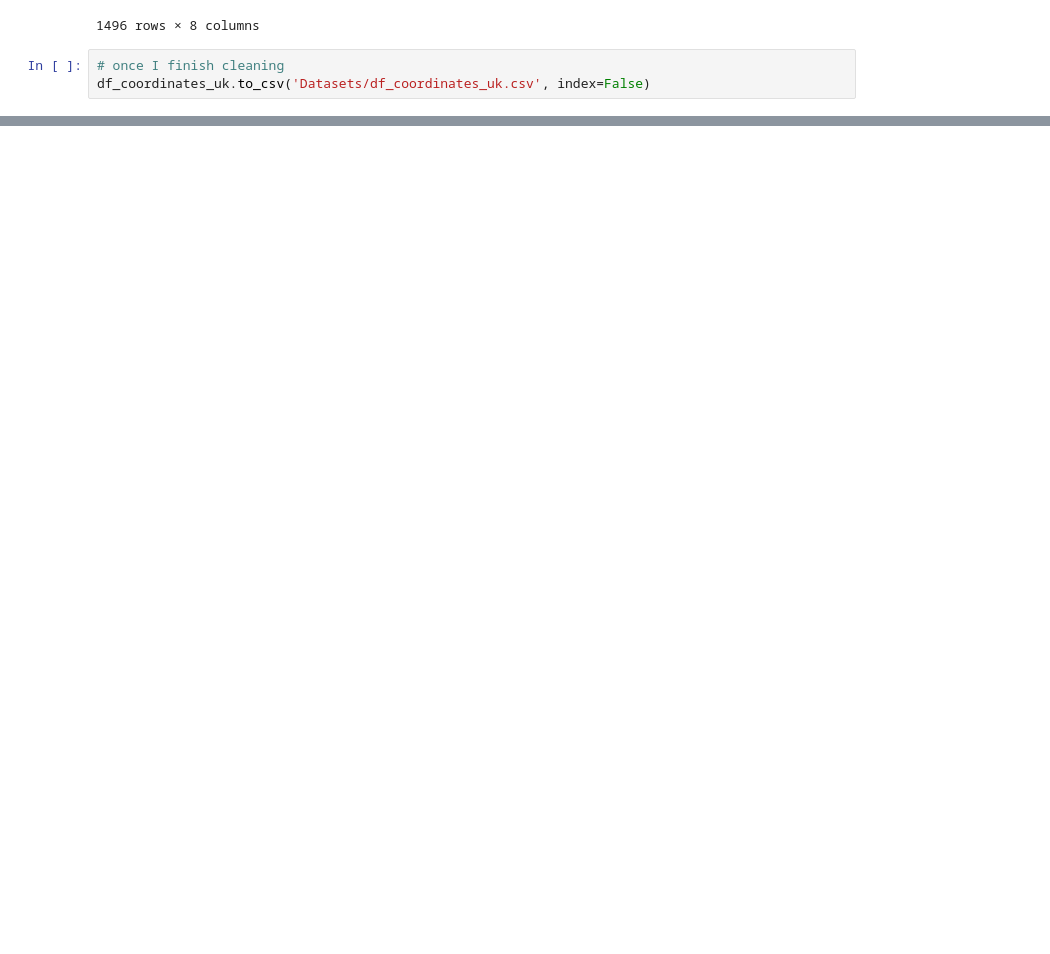
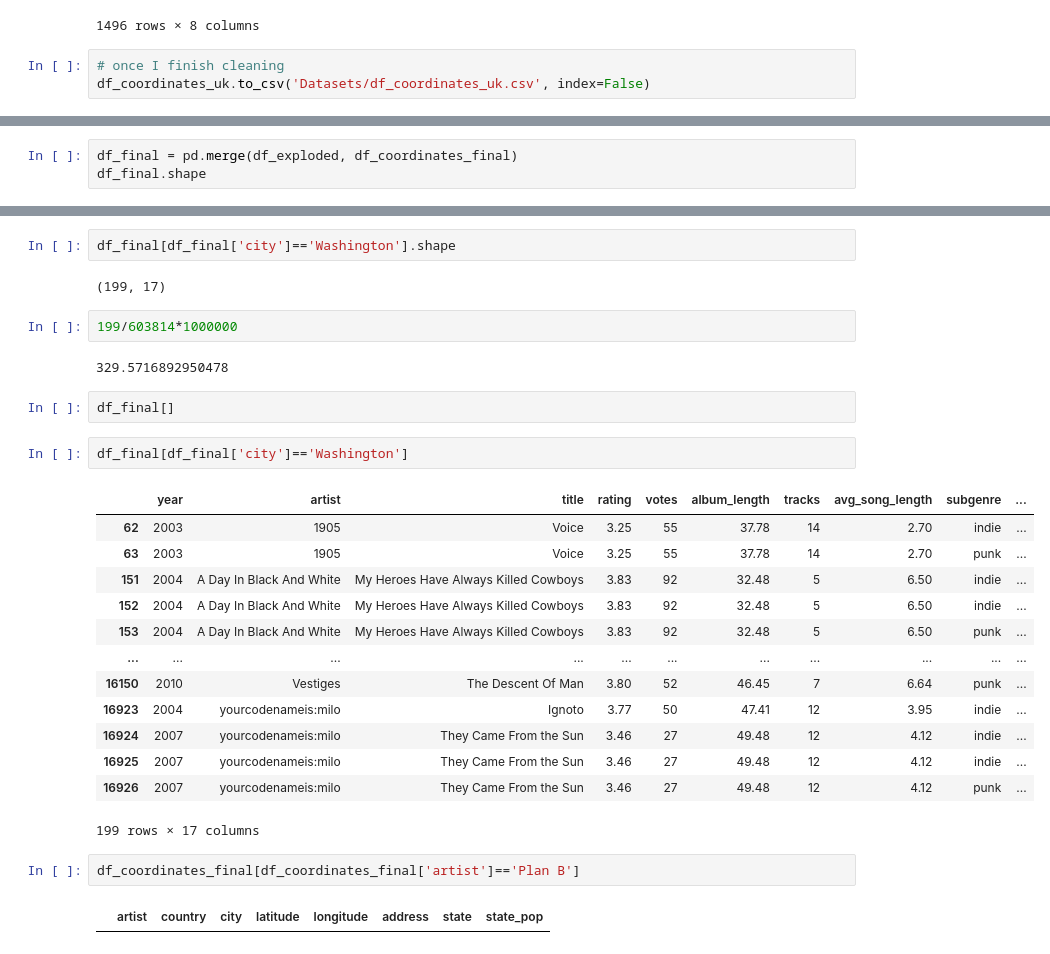
Before and after one commit to arnauog/what_the_rock, a Jupyter notebook: 4 geopy_origins.ipynb, the cells around one changed output, grey strips where cells are left out. Saved outputs shown, nothing was run; the diff lists cells and outputs as text; blank space fills up the shorter version.

```diff
--- a/4 geopy_origins.ipynb
+++ b/4 geopy_origins.ipynb
@@ -3325,0 +3274,3 @@ merge[merge['style']=='New Wave'].shape
+# %%
+df_final = pd.merge(df_exploded, df_coordinates_final)
+df_final.shape
@@ -3325,0 +3314,30 @@ merge[merge['style']=='New Wave'].shape
+# %%
+df_final[df_final['city']=='Washington'].shape
+# %% [output]
+(199, 17)
+# %%
+199/603814*1000000
+# %% [output]
+329.5716892950478
+# %%
+df_final[]
+# %%
+df_final[df_final['city']=='Washington']
+# %% [output]
+|  | year | artist | title | rating | votes | album_length | tracks | avg_song_length | subgenre | ... |
+| 62 | 2003 | 1905 | Voice | 3.25 | 55 | 37.78 | 14 | 2.70 | indie | ... |
+| 63 | 2003 | 1905 | Voice | 3.25 | 55 | 37.78 | 14 | 2.70 | punk | ... |
+| 151 | 2004 | A Day In Black And White | My Heroes Have Always Killed Cowboys | 3.83 | 92 | 32.48 | 5 | 6.50 | indie | ... |
+| 152 | 2004 | A Day In Black And White | My Heroes Have Always Killed Cowboys | 3.83 | 92 | 32.48 | 5 | 6.50 | indie | ... |
+| 153 | 2004 | A Day In Black And White | My Heroes Have Always Killed Cowboys | 3.83 | 92 | 32.48 | 5 | 6.50 | punk | ... |
+| ... | ... | ... | ... | ... | ... | ... | ... | ... | ... | ... |
+| 16150 | 2010 | Vestiges | The Descent Of Man | 3.80 | 52 | 46.45 | 7 | 6.64 | punk | ... |
+| 16923 | 2004 | yourcodenameis:milo | Ignoto | 3.77 | 50 | 47.41 | 12 | 3.95 | indie | ... |
+| 16924 | 2007 | yourcodenameis:milo | They Came From the Sun | 3.46 | 27 | 49.48 | 12 | 4.12 | indie | ... |
+| 16925 | 2007 | yourcodenameis:milo | They Came From the Sun | 3.46 | 27 | 49.48 | 12 | 4.12 | indie | ... |
+| 16926 | 2007 | yourcodenameis:milo | They Came From the Sun | 3.46 | 27 | 49.48 | 12 | 4.12 | punk | ... |
+199 rows × 17 columns
+# %%
+df_coordinates_final[df_coordinates_final['artist']=='Plan B']
+# %% [output]
+|  | artist | country | city | latitude | longitude | address | state | state_pop |
```
Also changed, not shown: parts of 20 cells of this notebook, 9 other files.
